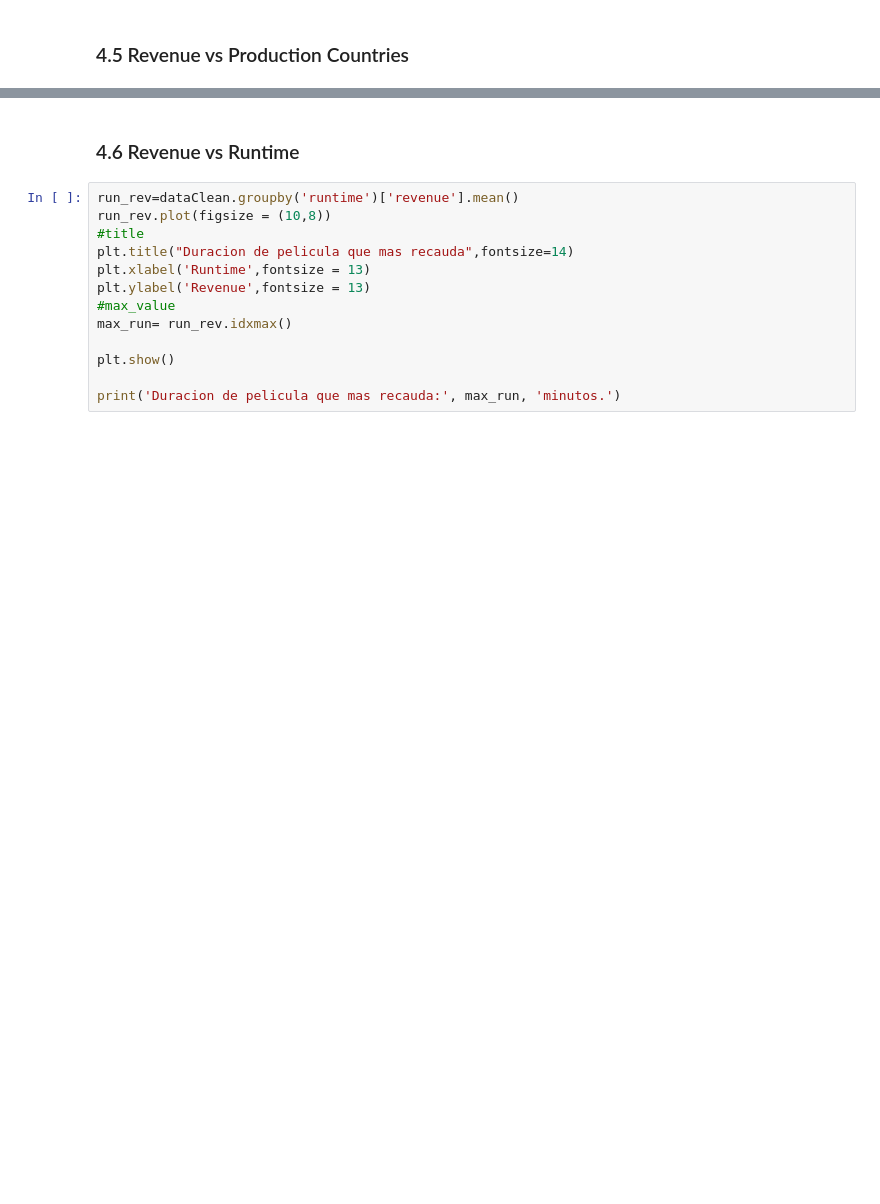
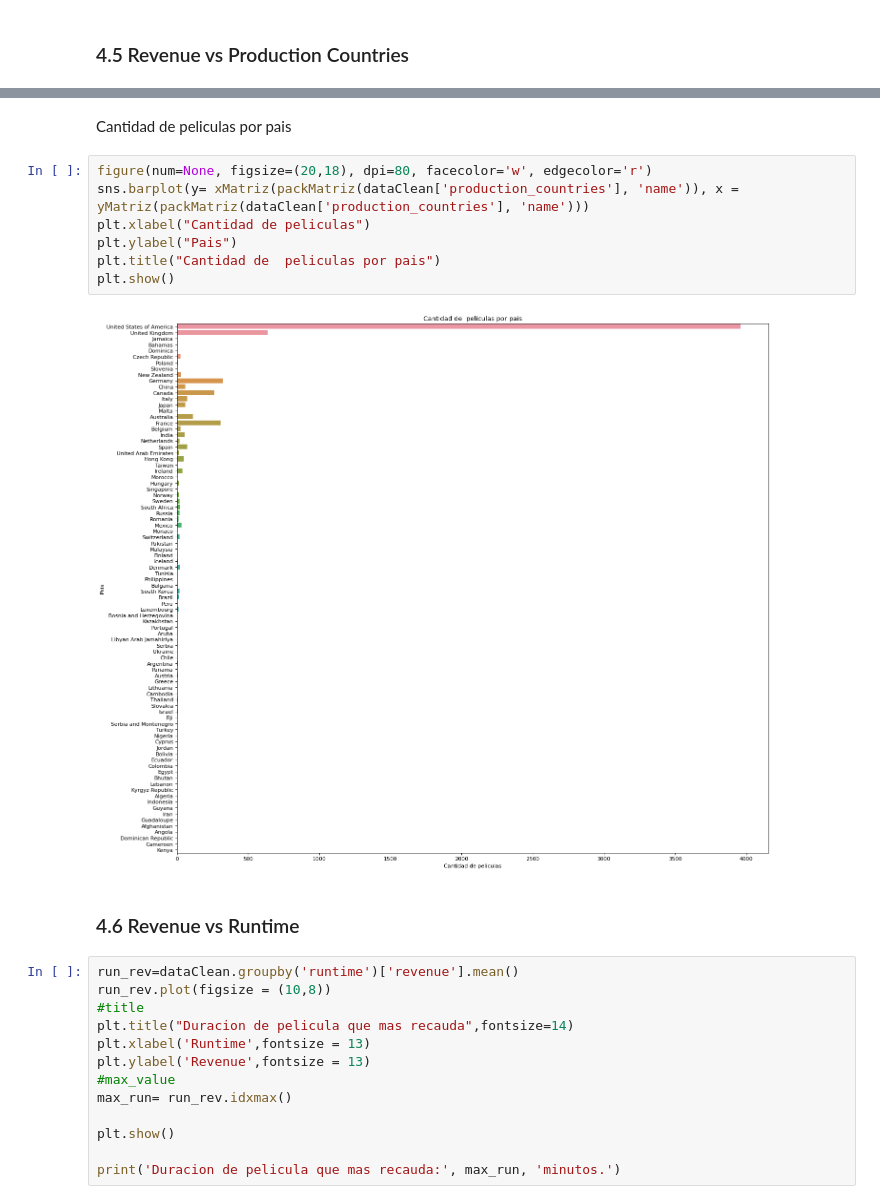
Before and after one commit to AleGallart/SATPython, a Jupyter notebook: Notebook.ipynb, the cells around one changed output, grey strips where cells are left out. Saved outputs shown, nothing was run; the diff lists cells and outputs as text; blank space fills up the shorter version.

```diff
--- a/Notebook.ipynb
+++ b/Notebook.ipynb
@@ -367,3 +434,14 @@ Correlacion entre recaudacion y popularidad :  0.6446546287006752
+# %% [markdown]
+Cantidad de peliculas por pais
+# %%
+figure(num=None, figsize=(20,18), dpi=80, facecolor='w', edgecolor='r')
+sns.barplot(y= xMatriz(packMatriz(dataClean['production_countries'], 'name')), x = yMatriz(packMatriz(dataClean['production_countries'], 'name')))
+plt.xlabel("Cantidad de peliculas")
+plt.ylabel("Pais")
+plt.title("Cantidad de  peliculas por pais")
+plt.show()
+# %% [output]
+[figure, added]
 # %% [markdown]
 ### 4.6 Revenue vs Runtime
 # %%
```
Also changed, not shown: parts of 20 cells of this notebook.
